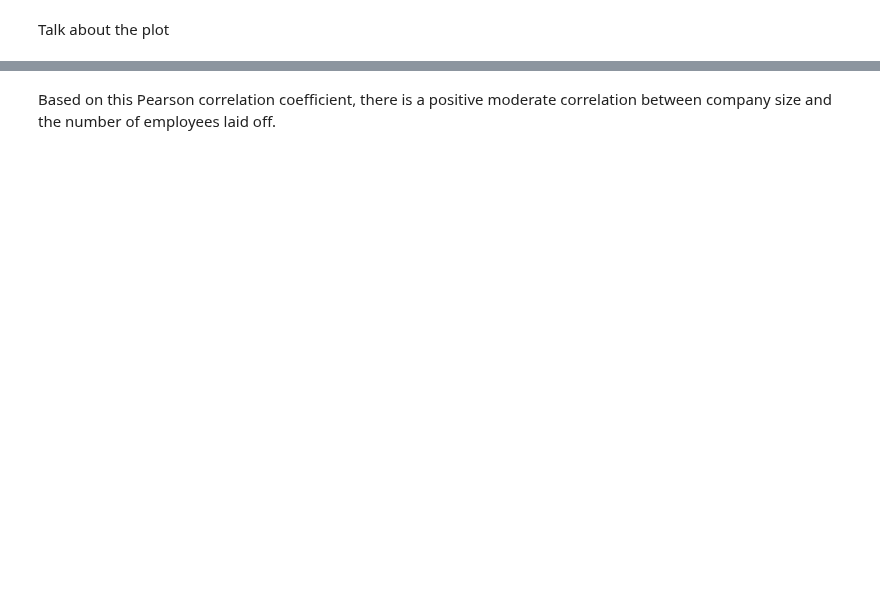
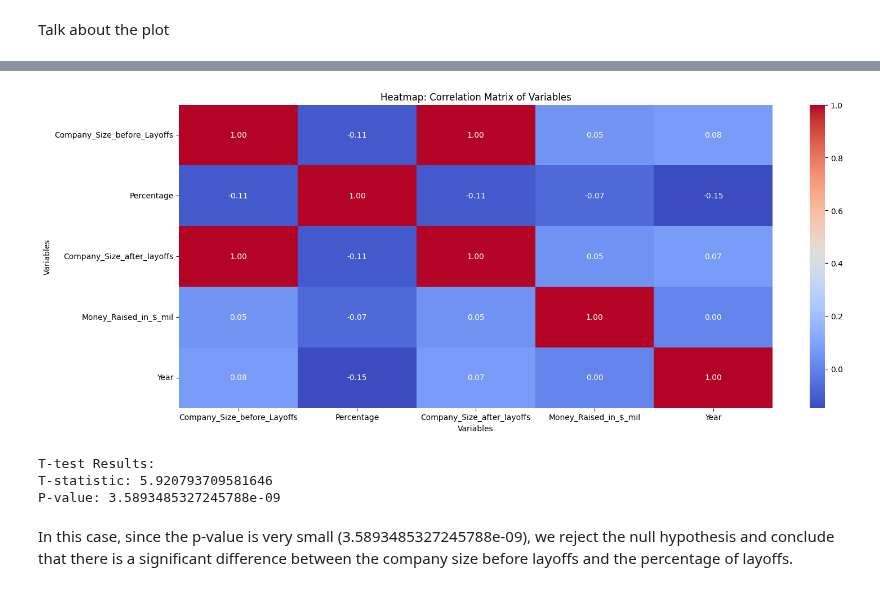
Before and after one commit to COGS108/Group019_WI24, a Jupyter notebook: Anna.ipynb, the cells around one changed output, grey strips where cells are left out. Saved outputs shown, nothing was run; the diff lists cells and outputs as text; code cells hidden in the pictures; blank space fills up the shorter version.

```diff
--- a/Anna.ipynb
+++ b/Anna.ipynb
@@ -154,2 +203,38 @@ r = 0.694295
-# %% [markdown]
-Based on this Pearson correlation coefficient, there is a positive moderate correlation between company size and the number of employees laid off.
+# %%
+df['Money_Raised_in_$_mil'] = df['Money_Raised_in_$_mil'].str.replace('$', '')
+
+heatmap_data = df[['Company_Size_before_Layoffs', 'Percentage', 'Company_Size_after_layoffs', 'Money_Raised_in_$_mil', 'Year']]
+
+# Create the correlation matrix
+correlation_matrix = heatmap_data.corr()
+
+# Create the heatmap
+sns.heatmap(correlation_matrix, annot=True, cmap='coolwarm', fmt=".2f")
+
+# Add labels and title
+plt.title('Heatmap: Correlation Matrix of Variables')
+plt.xlabel('Variables')
+plt.ylabel('Variables')
+
+# Show plot
+plt.show()
+# %% [output]
+[figure, added]
+# %%
+#T test for company size before layoffs and percentage of layoffs
+company_size_before_layoffs = df['Company_Size_before_Layoffs']
+percentage = df['Percentage']
+
+# Perform t-test
+t_statistic, p_value = ttest_ind(company_size_before_layoffs, percentage)
+
+# Print the t-test results
+print("T-test Results:")
+print("T-statistic:", t_statistic)
+print("P-value:", p_value)
+# %% [output]
+T-test Results:
+T-statistic: 5.920793709581646
+P-value: 3.5893485327245788e-09
+# %% [markdown]
+In this case, since the p-value is very small (3.5893485327245788e-09), we reject the null hypothesis and conclude that there is a significant difference between the company size before layoffs and the percentage of layoffs.
```
Also changed, not shown: parts of 18 cells of this notebook, 1 other file.
